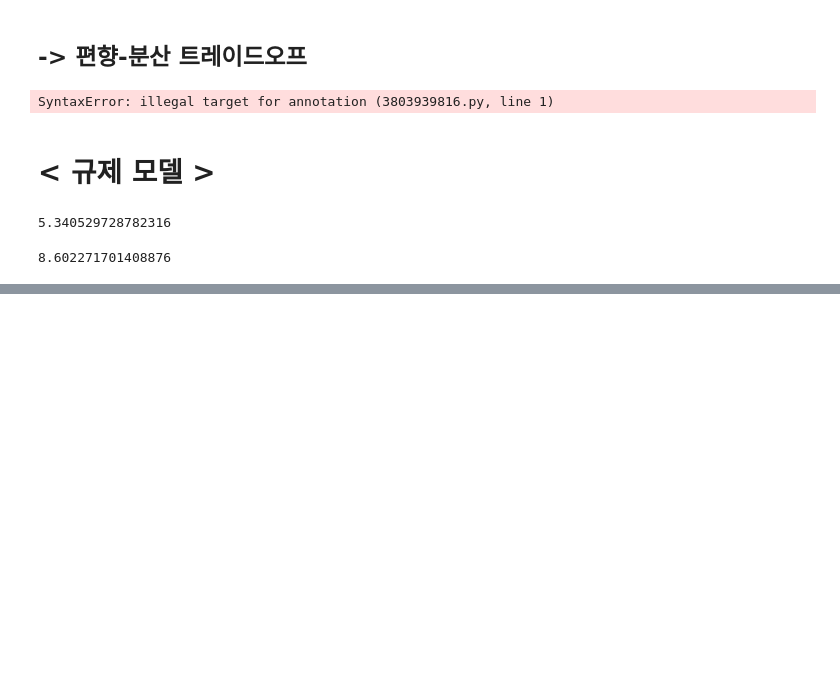
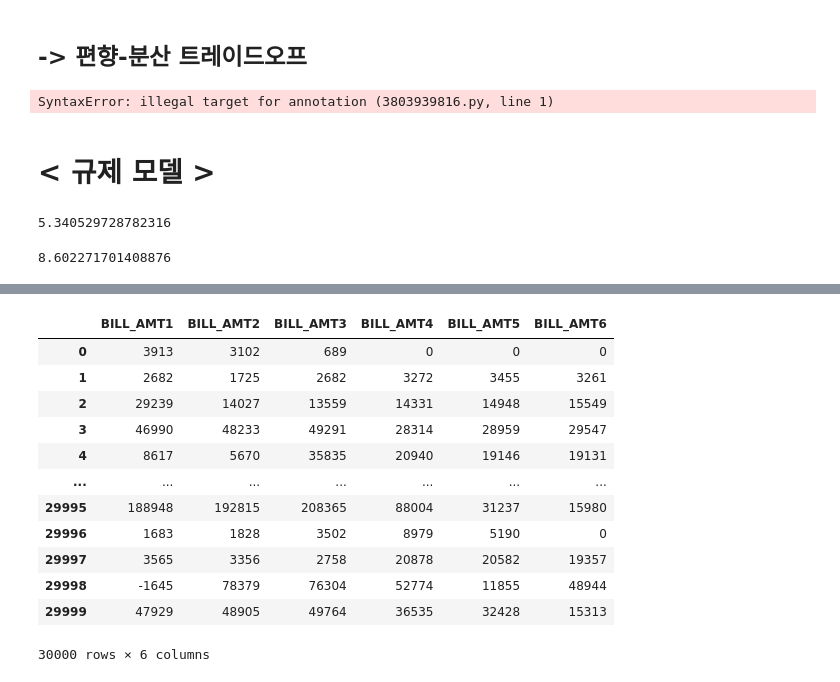
Before and after one commit to zzwony/Start_0920, a Jupyter notebook: 머신러닝.ipynb, the cells around one changed output, grey strips where cells are left out. Drawn from its saved outputs; the diff is of its cells as text; code cells hidden in the pictures; blank space fills up the shorter version.

```diff
--- a/머신러닝.ipynb
+++ b/머신러닝.ipynb
@@ -2191,0 +2512,17 @@ np.mean(rmse)
+# %%
+df_s = df.iloc[:, 11:17]
+df_s
+# %% [output]
+|  | BILL_AMT1 | BILL_AMT2 | BILL_AMT3 | BILL_AMT4 | BILL_AMT5 | BILL_AMT6 |
+| 0 | 3913 | 3102 | 689 | 0 | 0 | 0 |
+| 1 | 2682 | 1725 | 2682 | 3272 | 3455 | 3261 |
+| 2 | 29239 | 14027 | 13559 | 14331 | 14948 | 15549 |
+| 3 | 46990 | 48233 | 49291 | 28314 | 28959 | 29547 |
+| 4 | 8617 | 5670 | 35835 | 20940 | 19146 | 19131 |
+| ... | ... | ... | ... | ... | ... | ... |
+| 29995 | 188948 | 192815 | 208365 | 88004 | 31237 | 15980 |
+| 29996 | 1683 | 1828 | 3502 | 8979 | 5190 | 0 |
+| 29997 | 3565 | 3356 | 2758 | 20878 | 20582 | 19357 |
+| 29998 | -1645 | 78379 | 76304 | 52774 | 11855 | 48944 |
+| 29999 | 47929 | 48905 | 49764 | 36535 | 32428 | 15313 |
+30000 rows × 6 columns
```
Also changed, not shown: parts of 43 cells of this notebook.
